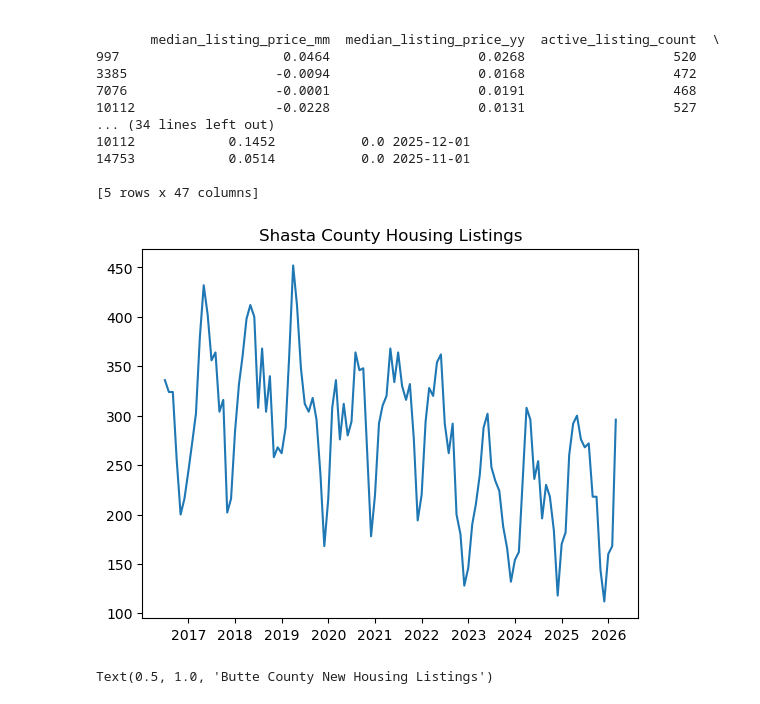
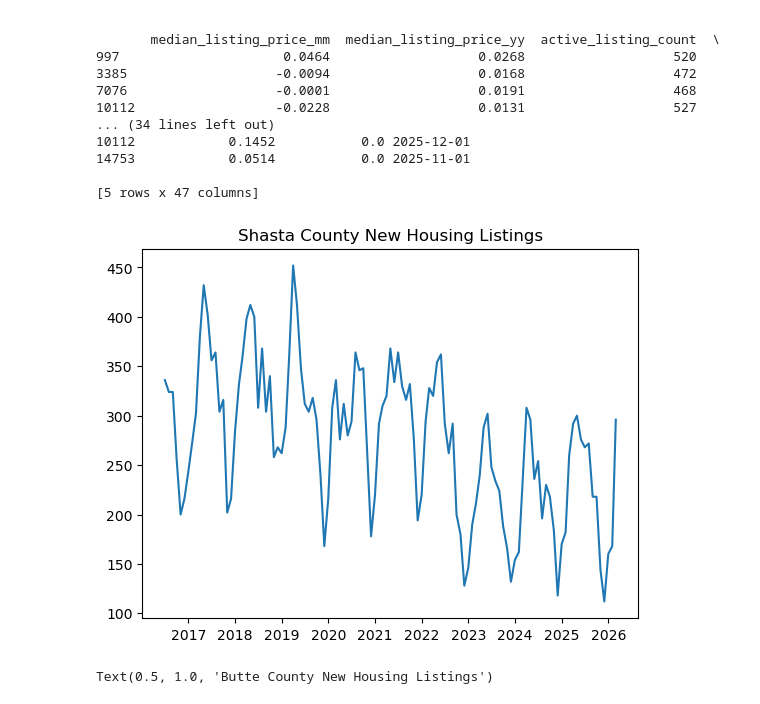
Before and after one commit to shuseiyokoi/california-wildfire-economic-recovery, a Jupyter notebook: src/housing_visualizations.ipynb, the cells around one changed output. Cells and saved outputs as stored; diff of their text form; code cells hidden in the pictures.

```diff
--- a/src/housing_visualizations.ipynb
+++ b/src/housing_visualizations.ipynb
@@ -107,10 +111,10 @@ print(shasta_df.head())
 [5 rows x 47 columns]
 # %%
 plt.plot(shasta_df['month'], shasta_df['new_listing_count'])
-plt.title('Shasta County Housing Listings')
+plt.title('Shasta County New Housing Listings')
 plt.show()
 # %% [output]
-[figure, old version]
+[figure, new version]
 # %%
 plt.plot(butte_df['month'], butte_df['new_listing_count'])
 plt.title('Butte County New Housing Listings')
```
Also changed, not shown: parts of 3 cells of this notebook.
